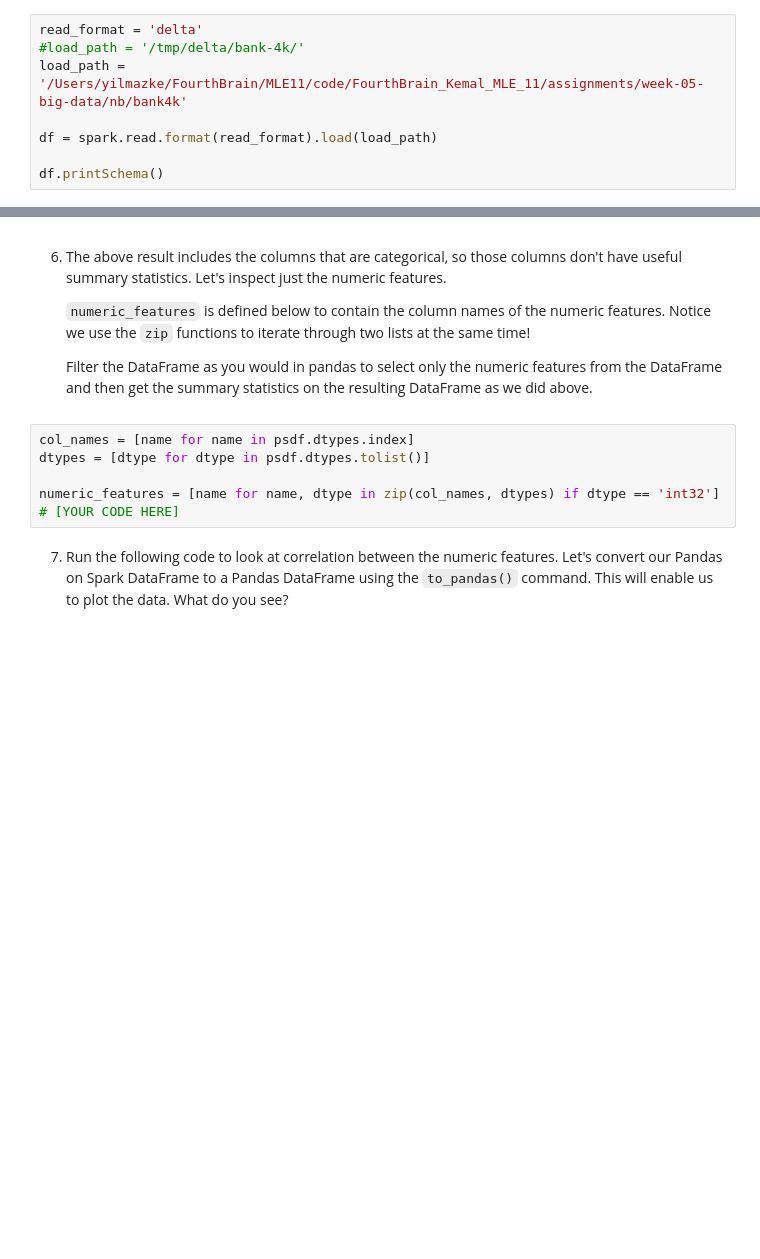
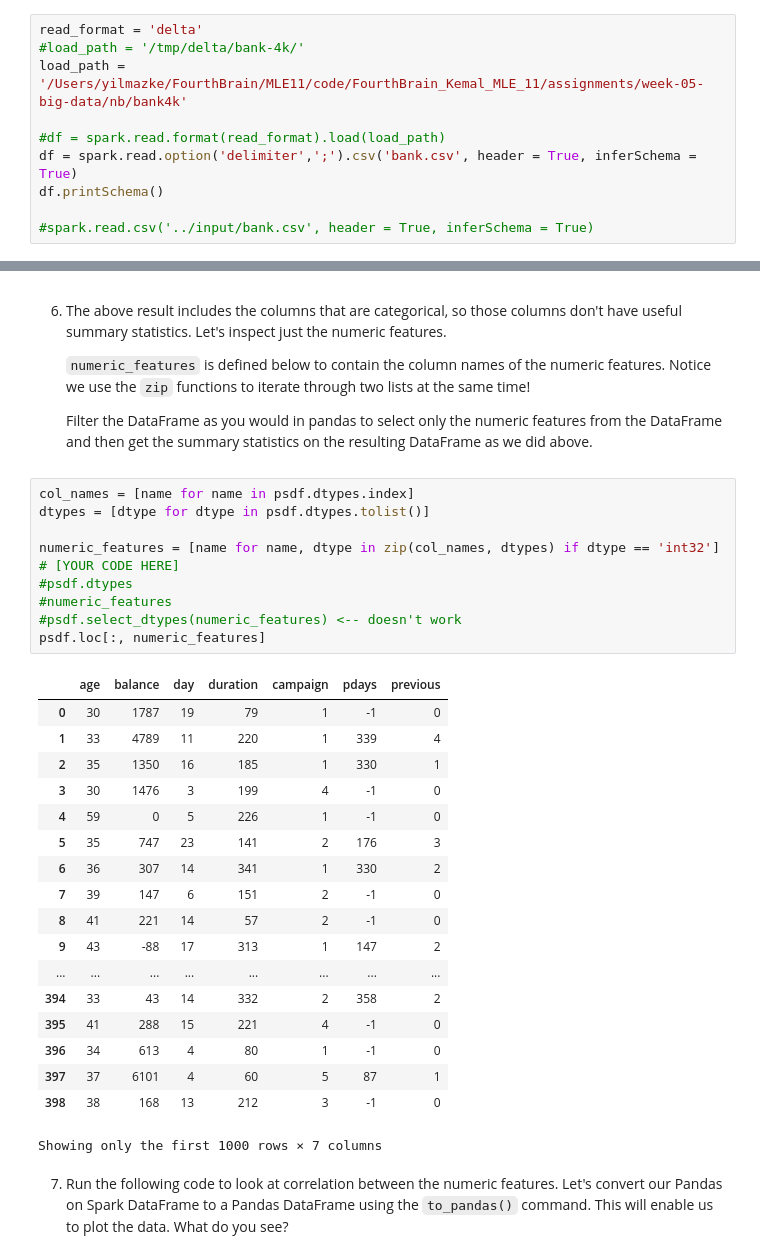
Before and after one commit to yilmazke/FourthBrain_Kemal_MLE_11, a Jupyter notebook: assignments/week-05-big-data/nb/subscription-prediction.ipynb, the cells around one changed output, grey strips where cells are left out. Saved outputs shown, nothing was run; the diff lists cells and outputs as text; blank space fills up the shorter version.

```diff
--- a/assignments/week-05-big-data/nb/subscription-prediction.ipynb
+++ b/assignments/week-05-big-data/nb/subscription-prediction.ipynb
@@ -209,8 +209,10 @@ read_format = 'delta'
 #load_path = '/tmp/delta/bank-4k/'
 load_path = '/Users/yilmazke/FourthBrain/MLE11/code/FourthBrain_Kemal_MLE_11/assignments/week-05-big-data/nb/bank4k'
 
-df = spark.read.format(read_format).load(load_path)
+#df = spark.read.format(read_format).load(load_path)
+df = spark.read.option('delimiter',';').csv('bank.csv', header = True, inferSchema = True)
+df.printSchema()
 
-df.printSchema()
+#spark.read.csv('../input/bank.csv', header = True, inferSchema = True)
 # %% [output]
 root
@@ -290,9 +322,32 @@ psdf.head(5)
 # %%
 col_names = [name for name in psdf.dtypes.index]
 dtypes = [dtype for dtype in psdf.dtypes.tolist()]
 
 numeric_features = [name for name, dtype in zip(col_names, dtypes) if dtype == 'int32']
 # [YOUR CODE HERE]
+#psdf.dtypes
+#numeric_features
+#psdf.select_dtypes(numeric_features) <-- doesn't work
+psdf.loc[:, numeric_features]
+# %% [output]
+|  | age | balance | day | duration | campaign | pdays | previous |
+| 0 | 30 | 1787 | 19 | 79 | 1 | -1 | 0 |
+| 1 | 33 | 4789 | 11 | 220 | 1 | 339 | 4 |
+| 2 | 35 | 1350 | 16 | 185 | 1 | 330 | 1 |
+| 3 | 30 | 1476 | 3 | 199 | 4 | -1 | 0 |
+| 4 | 59 | 0 | 5 | 226 | 1 | -1 | 0 |
+| 5 | 35 | 747 | 23 | 141 | 2 | 176 | 3 |
+| 6 | 36 | 307 | 14 | 341 | 1 | 330 | 2 |
+| 7 | 39 | 147 | 6 | 151 | 2 | -1 | 0 |
+| 8 | 41 | 221 | 14 | 57 | 2 | -1 | 0 |
+| 9 | 43 | -88 | 17 | 313 | 1 | 147 | 2 |
+| ... | ... | ... | ... | ... | ... | ... | ... |
+| 394 | 33 | 43 | 14 | 332 | 2 | 358 | 2 |
+| 395 | 41 | 288 | 15 | 221 | 4 | -1 | 0 |
+| 396 | 34 | 613 | 4 | 80 | 1 | -1 | 0 |
+| 397 | 37 | 6101 | 4 | 60 | 5 | 87 | 1 |
+| 398 | 38 | 168 | 13 | 212 | 3 | -1 | 0 |
+Showing only the first 1000 rows × 7 columns
 # %% [markdown]
 7. Run the following code to look at correlation between the numeric features.  Let's convert our Pandas on Spark DataFrame to a Pandas DataFrame using the `to_pandas()` command. This will enable us to plot the data.  What do you see?
 # %%
```
Also changed, not shown: parts of 22 cells of this notebook.
